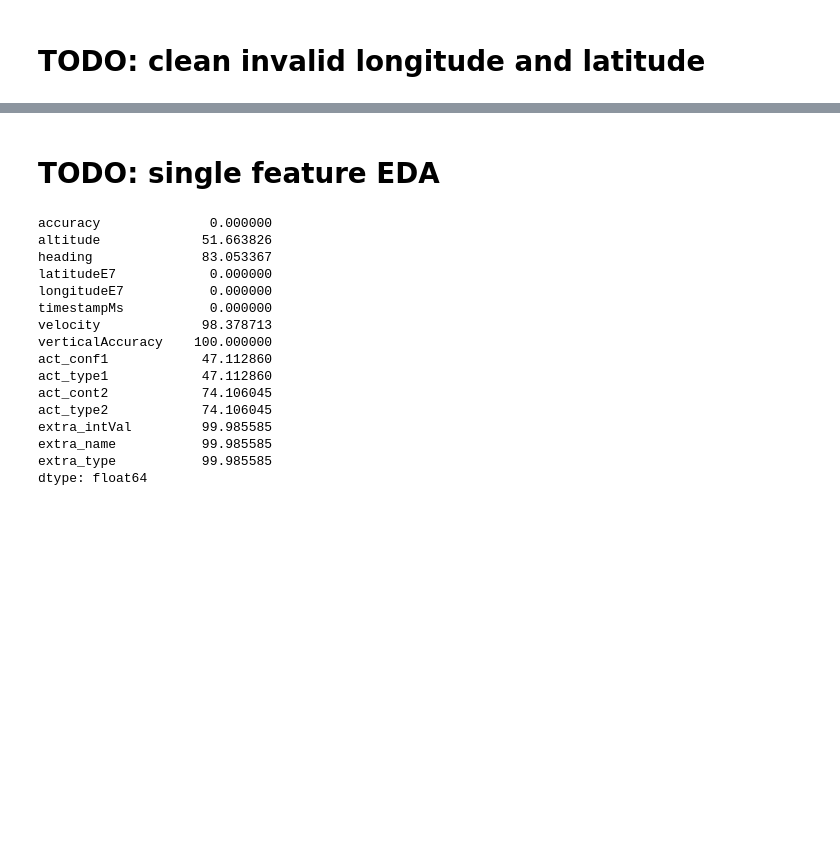
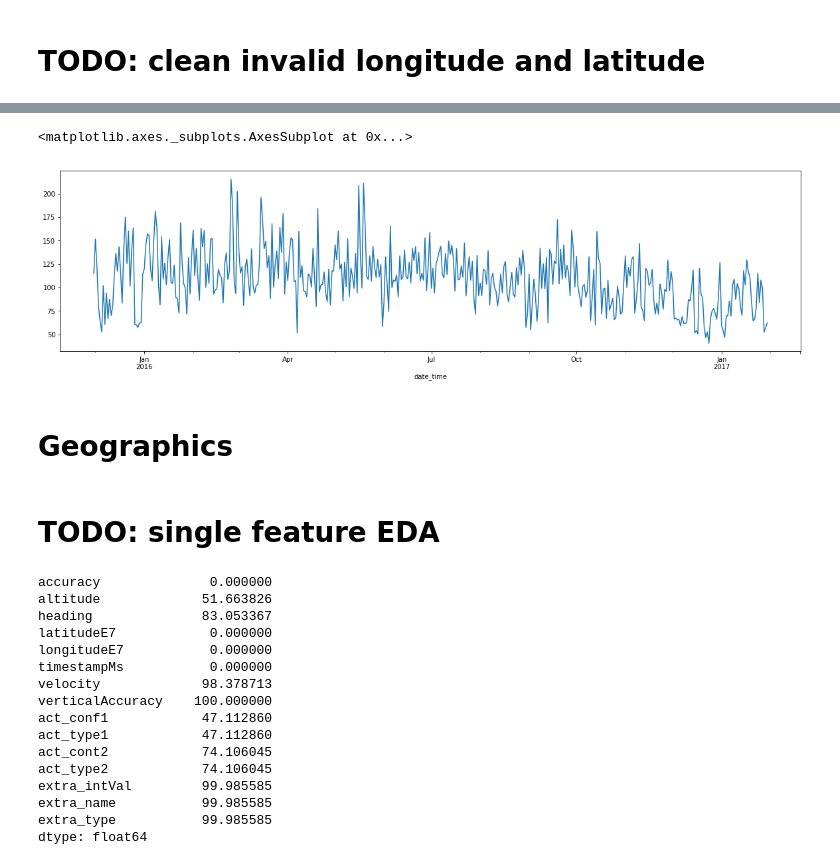
Before and after one commit to anhquan0412/google-location, a Jupyter notebook: eda.ipynb, the cells around one changed output, grey strips where cells are left out. Cells and saved outputs as stored; diff of their text form; code cells hidden in the pictures; blank space fills up the shorter version.

```diff
--- a/eda.ipynb
+++ b/eda.ipynb
@@ -51,0 +198,5 @@ dtype: object
+# %%
+df[df.sec_diff<1000].set_index('date_time').sec_diff.resample('D').mean().plot(figsize=(20,5))
+# %% [output]
+<matplotlib.axes._subplots.AxesSubplot at 0x...>
+[figure, added]
@@ -52,3 +205,5 @@ dtype: object
+# %% [markdown]
+# Geographics
 # %% [markdown]
 # TODO: single feature EDA
 # %%
```
Also changed, not shown: parts of 29 cells of this notebook, 3 other files.
